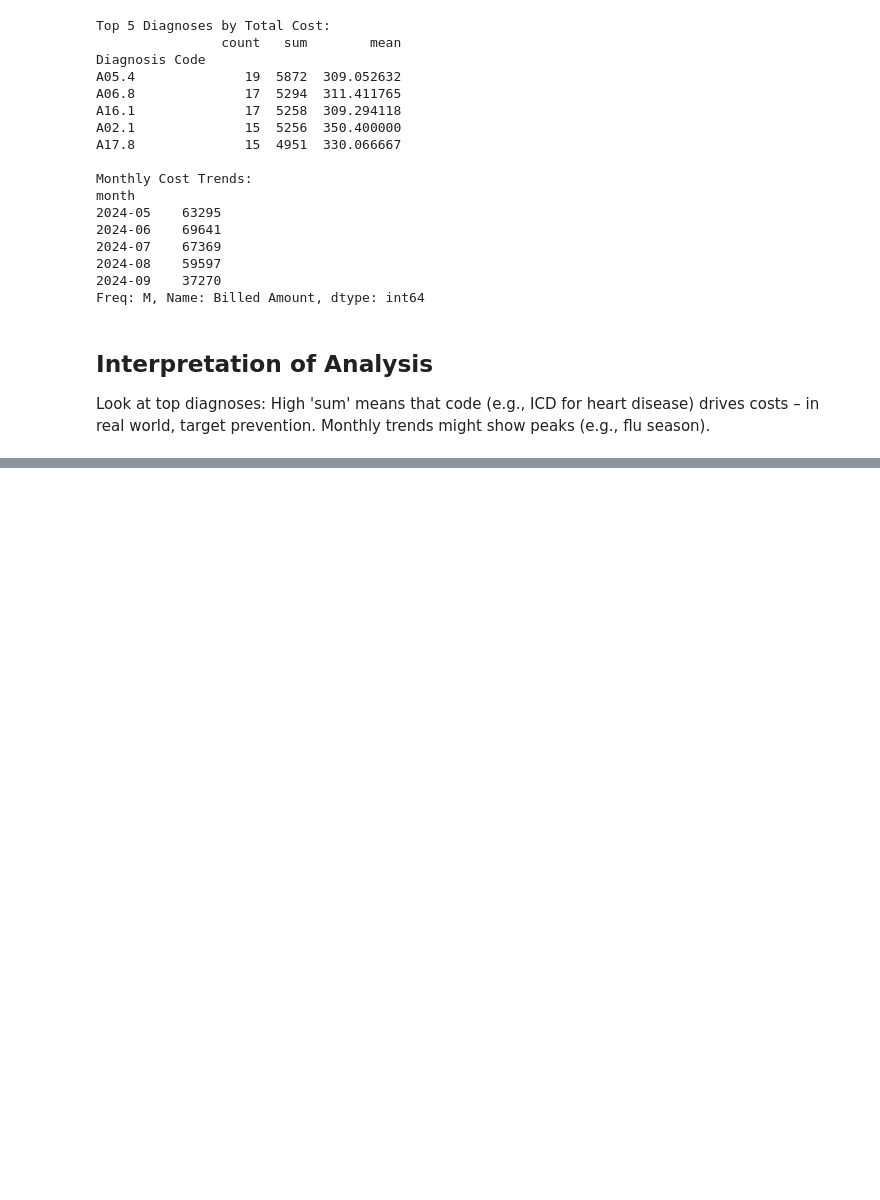
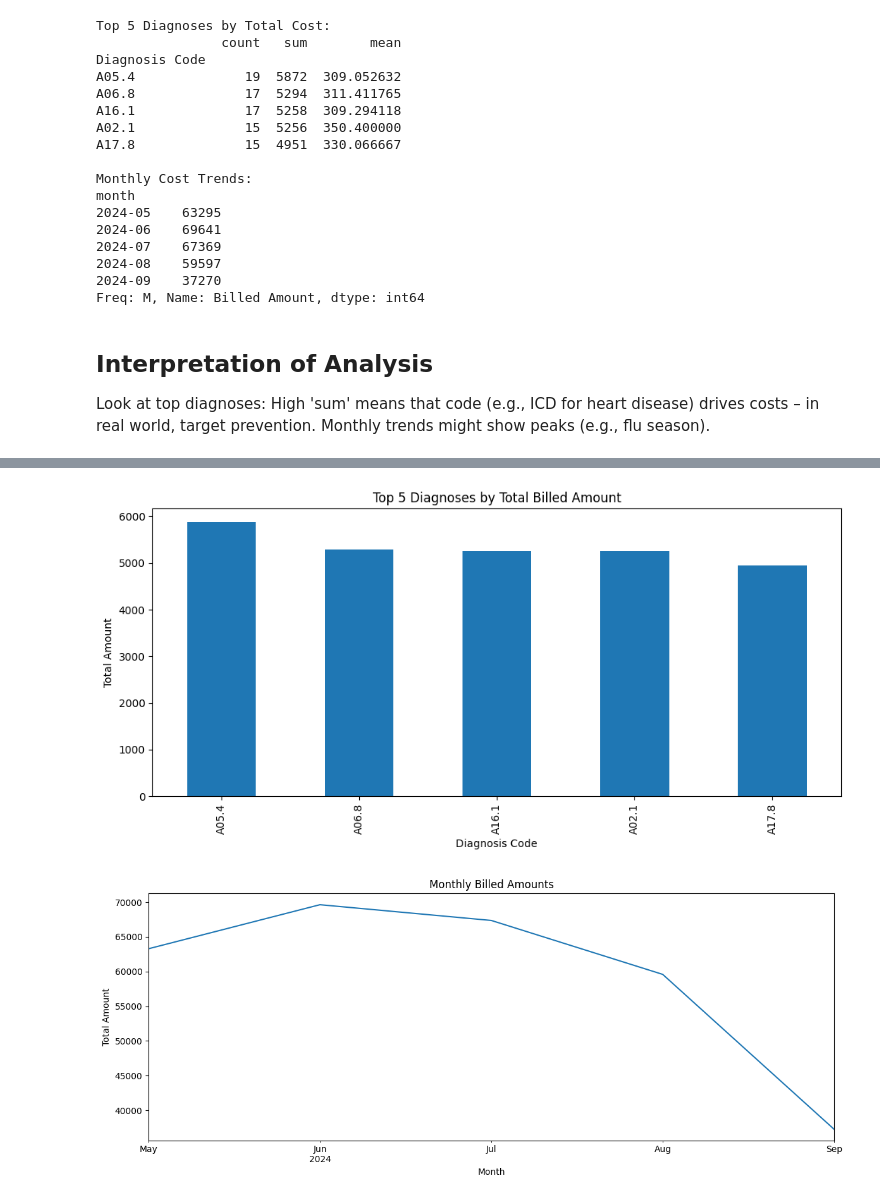
Before and after one commit to stalcup-dev/healthcare-claims-analysis, a Jupyter notebook: Healthcare_Claims_Analysis.ipynb, the cells around one changed output, grey strips where cells are left out. Saved outputs shown, nothing was run; the diff lists cells and outputs as text; code cells hidden in the pictures; blank space fills up the shorter version.

Commit message:
Day 2 Part 2: Visualization added with markdown

```diff
--- a/Healthcare_Claims_Analysis.ipynb
+++ b/Healthcare_Claims_Analysis.ipynb
@@ -142,0 +147,23 @@ Look at top diagnoses: High 'sum' means that code (e.g., ICD for heart disease)
+# %%
+import matplotlib.pyplot as plt
+
+# Bar plot for top diagnoses
+if 'diag_summary' in locals():
+    diag_summary['sum'].head(5).plot(kind='bar', figsize=(10, 5))
+    plt.title('Top 5 Diagnoses by Total Billed Amount')
+    plt.ylabel('Total Amount')
+    plt.xlabel('Diagnosis Code')
+    plt.tight_layout()
+    plt.show()
+
+# Line plot for monthly trends
+if 'monthly_claims' in locals():
+    monthly_claims.plot(kind='line', figsize=(12, 5))
+    plt.title('Monthly Billed Amounts')
+    plt.ylabel('Total Amount')
+    plt.xlabel('Month')
+    plt.tight_layout()
+    plt.show()
+# %% [output]
+[figure, added]
+[figure, added]
```
Also changed, not shown: parts of 2 cells of this notebook.
